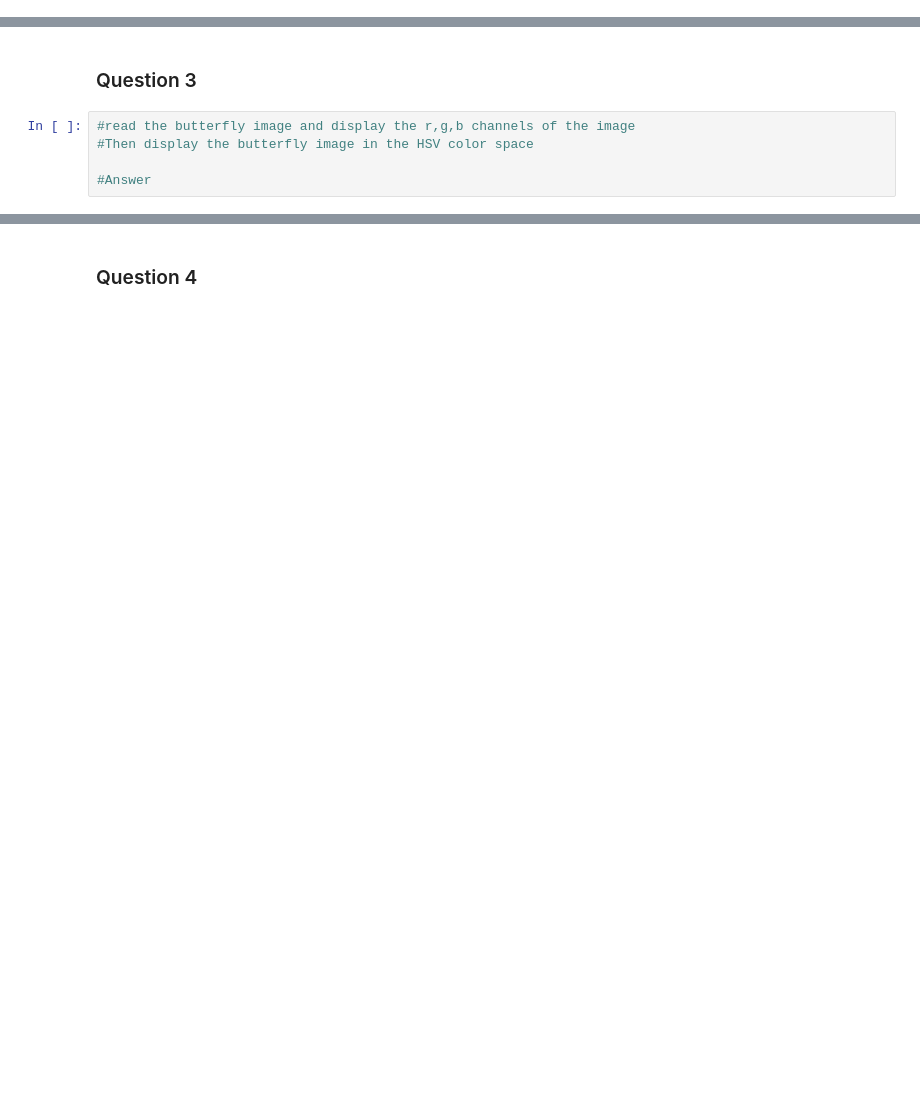
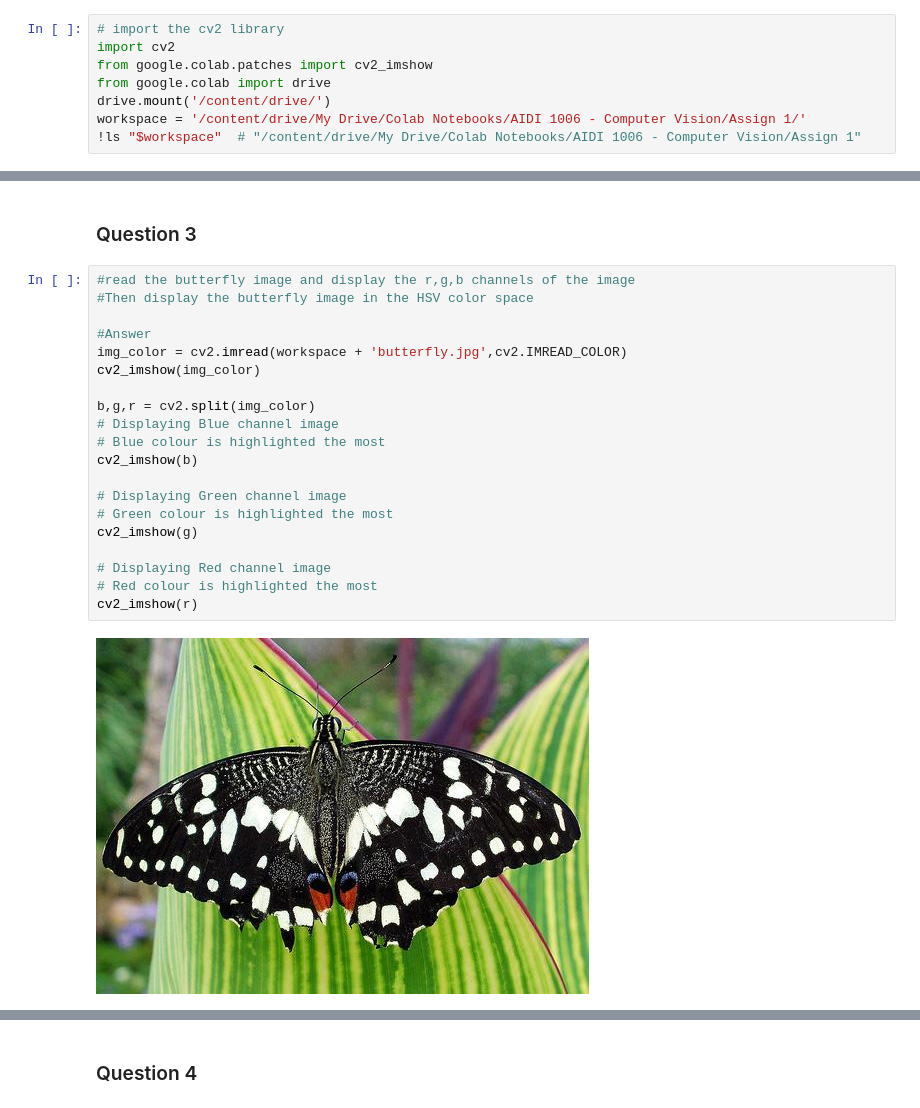
Before and after one commit to franciszero/AIDI-course, a Jupyter notebook: AIDI all solutions/AIDI 1007 Computer Vision/assign1/OpenCV_Exercise.ipynb, the cells around one changed output, grey strips where cells are left out. Cells and saved outputs as stored; diff of their text form; blank space fills up the shorter version.

Commit message:
computer vision assign 1

```diff
--- a/AIDI all solutions/AIDI 1007 Computer Vision/assign1/OpenCV_Exercise.ipynb
+++ b/AIDI all solutions/AIDI 1007 Computer Vision/assign1/OpenCV_Exercise.ipynb
@@ -5,3 +5,11 @@
 ### Please submit the notebook as the submission and make sure output for each cell is displayed and all cells are executed
 
 ## Important Note: Please submit your original work and don't share your work with others
+# %%
+# import the cv2 library
+import cv2
+from google.colab.patches import cv2_imshow
+from google.colab import drive
+drive.mount('/content/drive/')
+workspace = '/content/drive/My Drive/Colab Notebooks/AIDI 1006 - Computer Vision/Assign 1/'
+!ls "$workspace"  # "/content/drive/My Drive/Colab Notebooks/AIDI 1006 - Computer Vision/Assign 1"
@@ -48,5 +71,22 @@ cv2.imshow('test', arr2)
 # %%
 #read the butterfly image and display the r,g,b channels of the image
 #Then display the butterfly image in the HSV color space
 
 #Answer
+img_color = cv2.imread(workspace + 'butterfly.jpg',cv2.IMREAD_COLOR)
+cv2_imshow(img_color)
+
+b,g,r = cv2.split(img_color)
+# Displaying Blue channel image
+# Blue colour is highlighted the most
+cv2_imshow(b)
+
+# Displaying Green channel image
+# Green colour is highlighted the most
+cv2_imshow(g)
+
+# Displaying Red channel image
+# Red colour is highlighted the most
+cv2_imshow(r)
+# %% [output]
+[figure, added]
```
Also changed, not shown: parts of 28 cells of this notebook, 1 other file.
